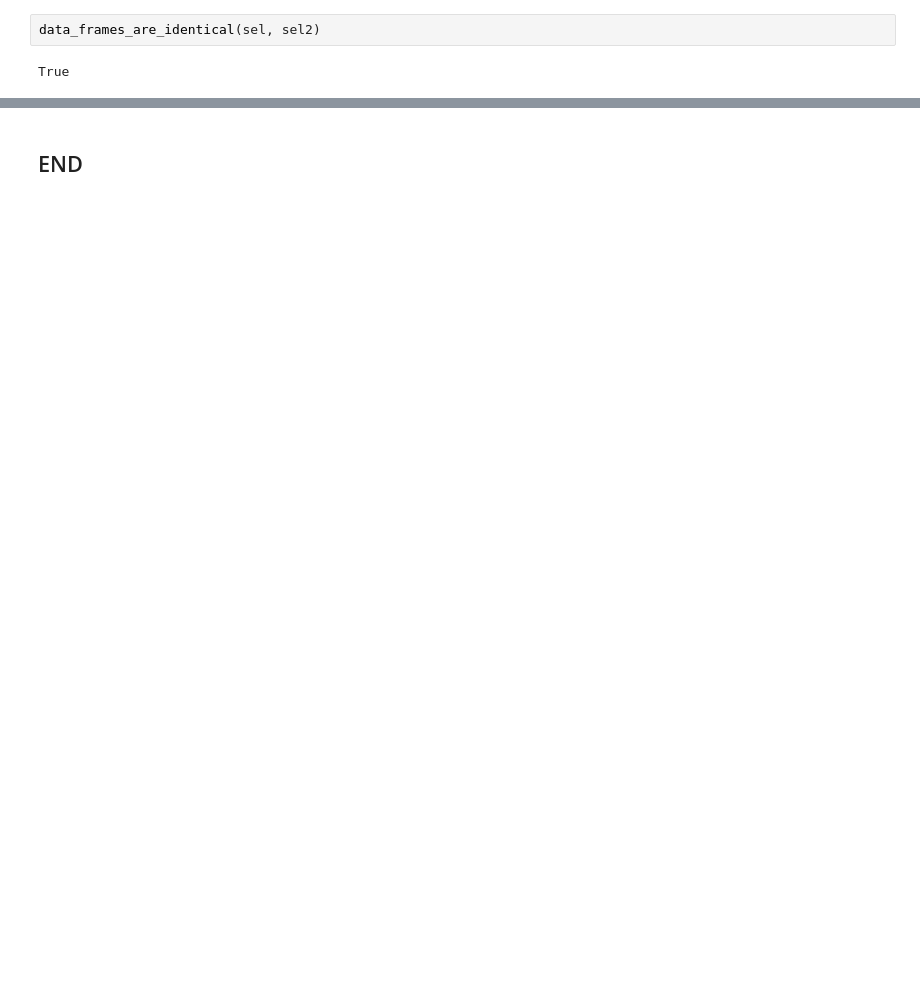
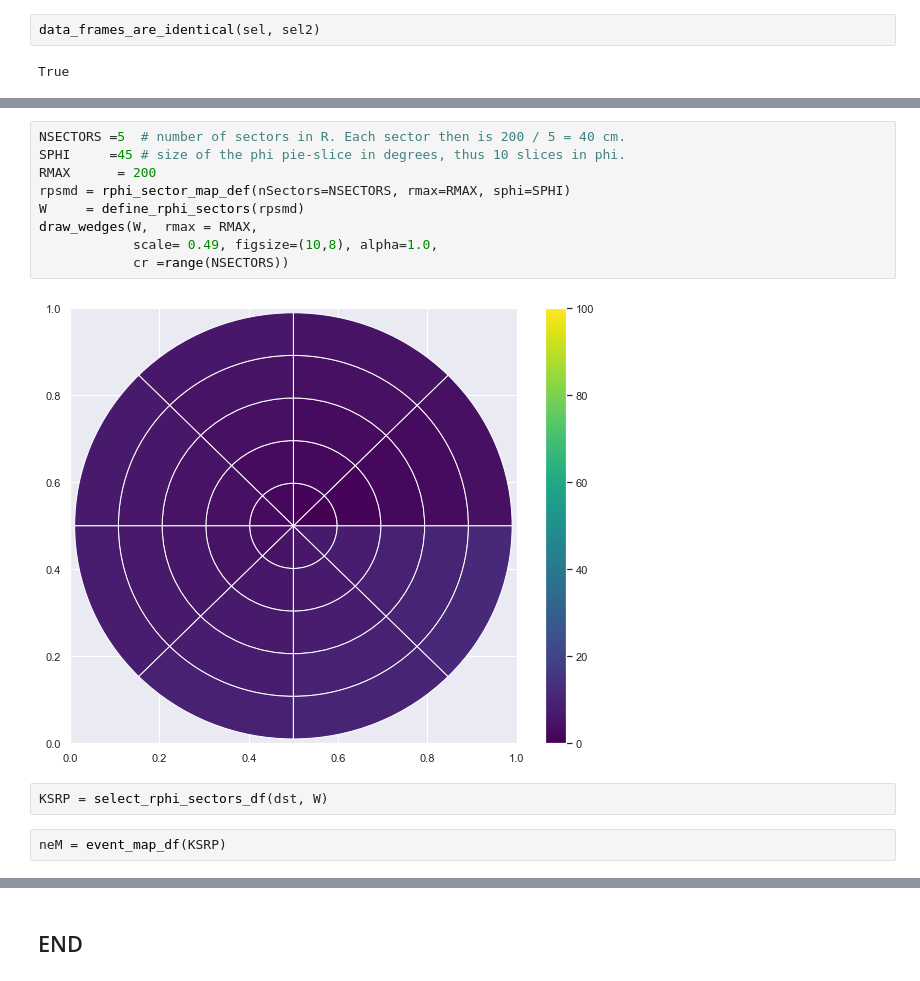
Before and after one commit to proscrite/KrCalibNB, a Jupyter notebook: tutorials/TestsForMaps.ipynb, the cells around one changed output, grey strips where cells are left out. Drawn from its saved outputs; the diff is of its cells as text; blank space fills up the shorter version.

```diff
--- a/tutorials/TestsForMaps.ipynb
+++ b/tutorials/TestsForMaps.ipynb
@@ -376,0 +421,15 @@ True
+# %%
+NSECTORS =5  # number of sectors in R. Each sector then is 200 / 5 = 40 cm.
+SPHI     =45 # size of the phi pie-slice in degrees, thus 10 slices in phi.
+RMAX      = 200
+rpsmd = rphi_sector_map_def(nSectors=NSECTORS, rmax=RMAX, sphi=SPHI)
+W     = define_rphi_sectors(rpsmd)
+draw_wedges(W,  rmax = RMAX,
+            scale= 0.49, figsize=(10,8), alpha=1.0,
+            cr =range(NSECTORS))
+# %% [output]
+[figure, added]
+# %%
+KSRP = select_rphi_sectors_df(dst, W)
+# %%
+neM = event_map_df(KSRP)
```
Also changed, not shown: parts of 57 cells of this notebook, 1 other file.
